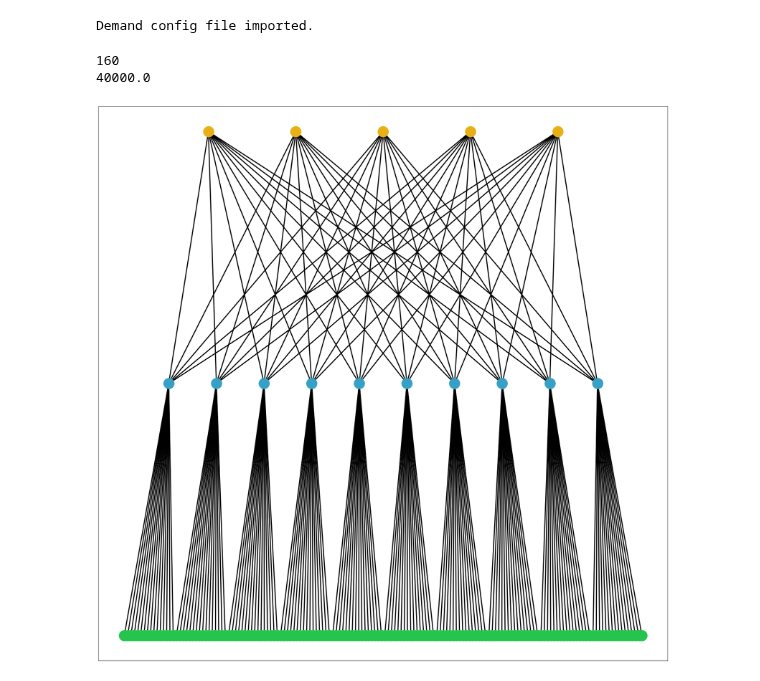
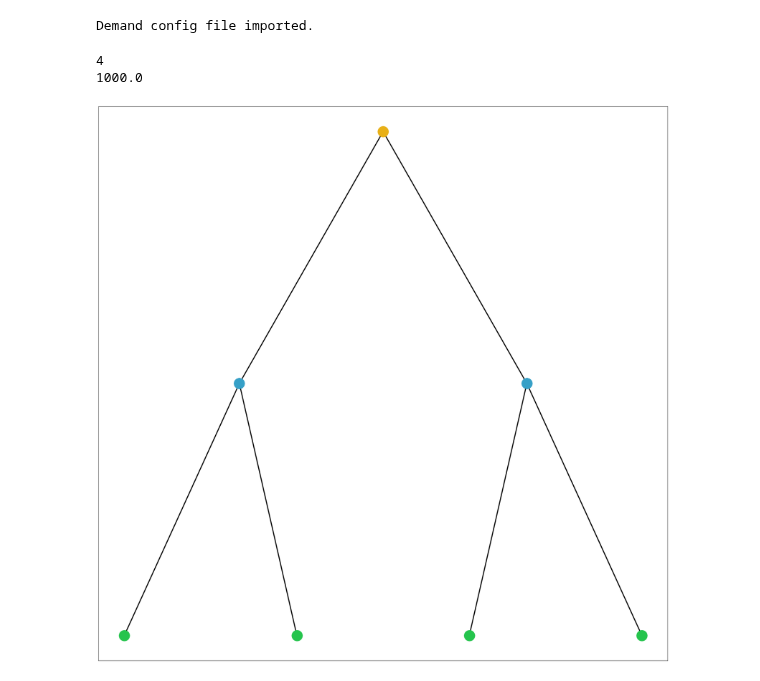
Before and after one commit to cwfparsonson/trafpy, a Jupyter notebook: notebooks/load_implementation.ipynb, the cells around one changed output. Drawn from its saved outputs; the diff is of its cells as text; code cells hidden in the pictures.

```diff
--- a/notebooks/load_implementation.ipynb
+++ b/notebooks/load_implementation.ipynb
@@ -77,22 +77,22 @@ print('Num slots: {}'.format(len(slots_dict.keys())))
 # print('Slots dict:\n{}'.format(_slots_dict))
 # %%
 %autoreload
-net = tpg.gen_fat_tree(k=10,
+net = tpg.gen_fat_tree(k=2,
                        L=2,
-                       n=16,
+                       n=2,
                        num_channels=1,
                        server_to_rack_channel_capacity=500,
                        rack_to_edge_channel_capacity=1000,
                        edge_to_agg_channel_capacity=1000,
                        agg_to_core_channel_capacity=2000)
 print(len(net.graph['endpoints']))
 # net = tpg.gen_nsfnet_network(N=2)
 print(net.graph['max_nw_capacity'])
 fig = tpg.plot_network(net, draw_node_labels=False, network_node_size=1000, linewidths=1)
 # %% [output]
-160
-40000.0
+4
+1000.0
-[figure, old version]
+[figure, new version]
 # %%
 %autoreload
 import time
```
Also changed, not shown: 27 other files.
